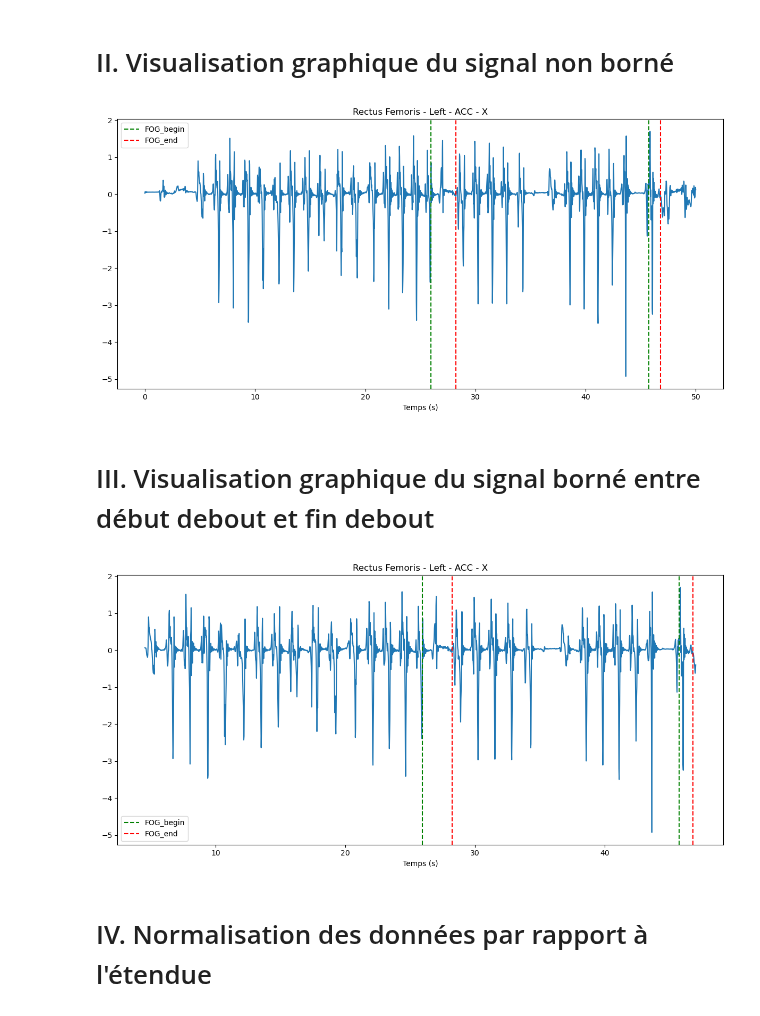
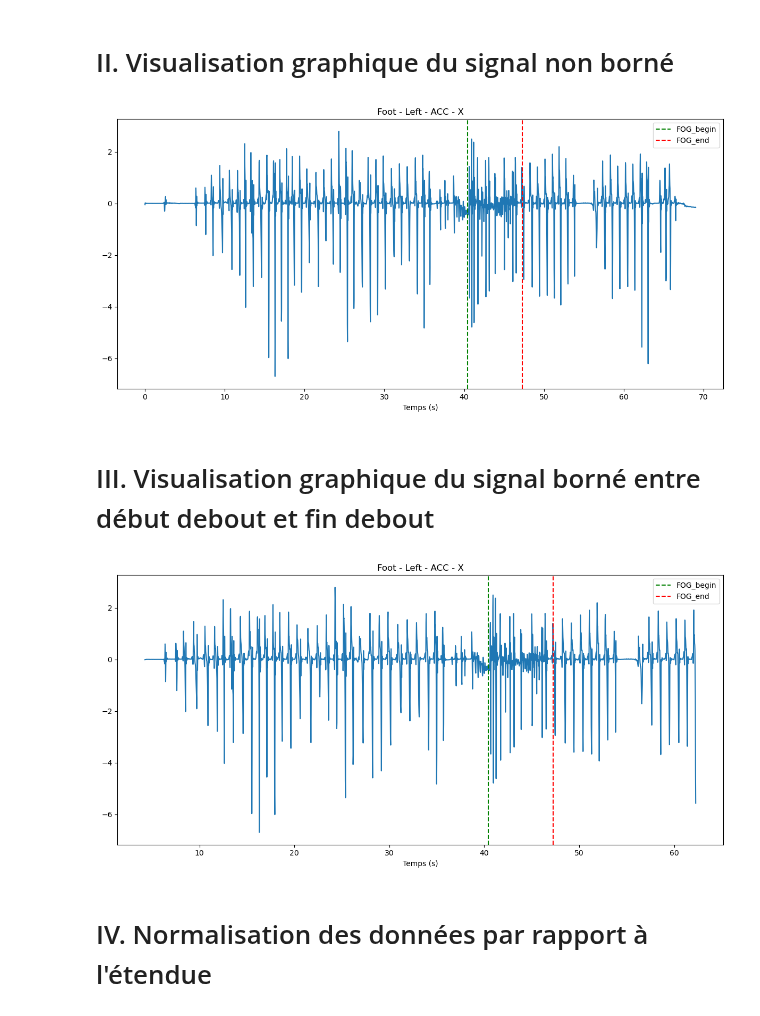
Before and after one commit to Anthoplc/Detect-FOG, a Jupyter notebook: code/Test.ipynb, the cells around one changed output. Saved outputs shown, nothing was run; the diff lists cells and outputs as text; code cells hidden in the pictures.

```diff
--- a/code/Test.ipynb
+++ b/code/Test.ipynb
@@ -30,0 +1,42 @@ Pourcentage total de FOG sur la totalité de l'enregistrement : 7.86%
+# %%
+import pandas as pd
+import matplotlib.pyplot as plt
+from main import PreProcessing, Statistics, ExtractionFeatures
+import numpy as np
+import json
+from scipy.stats import mode, median_abs_deviation, iqr, trim_mean, entropy as ent, skew, kurtosis
+from scipy.signal import welch, correlate, stft
+from statsmodels.tsa.ar_model import AutoReg
+from sklearn.metrics import mean_squared_error
+from sklearn.model_selection import TimeSeriesSplit
+from scipy.fft import fft, fftfreq
+import entropy as ent
+import os
+
+file_path = "C:/Users/antho/Documents/MEMOIRE_M2/c3d_audeline/A_P_1956-02-21_ON_DM_1.c3d"
+# Instancier l'objet DetectFog
+detector = PreProcessing(file_path)
+# plt.plot(detector.c3d['data']['analogs'][0][0,:])
+detector.creation_json_grace_c3d()
+# detector.plot_data_FOG("Foot", "Left", "ACC", "X")
+
+detector.extract_data_interval()
+# detector.plot_data_FOG_start_end("Foot", "Left", "ACC", "X")
+
+# detector.plot_data_FOG_start_end("Rectus Femoris", "Left", "ACC", "X")
+detector.normalize_data()
+detector.decoupage_en_fenetres()
+detector.label_fenetre()
+detector.association_label_fenetre_data()
+data = detector.concat_label_fenetre_data()
+# detector.plot_data_FOG_start_end_final("Rectus Femoris", "Left", "ACC", "norme",10) # trouver une solution pour le temps
+# detector.plot_data_FOG_start_end_final("Foot", "Left", "ACC", "norme",10) # trouver une solution pour le temps
+
+# Création de l'instance de Statistics et calcul des statistiques
+stats_processor = Statistics(file_path,data)
+statistiques_resultat = stats_processor.stats()
+
+
+extraction_features = ExtractionFeatures(data)
+extraction_features.enlever_derniere_ligne_et_colonne_label()
+data_features = extraction_features.dataframe_caracteristiques_final()
@@ -51,16 +53,16 @@ detector.creation_json_grace_c3d(patient_id, date_de_naissance, medicaments)#, o
 # %% [markdown]
 # II. Visualisation graphique du signal non borné
 # %%
-detector.plot_data_FOG("Rectus Femoris", "Left", "ACC", "X")
+detector.plot_data_FOG("Foot", "Left", "ACC", "X")
 # %% [output]
-[figure, old version]
+[figure, new version]
 # %% [markdown]
 # III. Visualisation graphique du signal borné entre début debout et fin debout
 # %%
 detector.extract_data_interval()
-detector.plot_data_FOG_start_end("Rectus Femoris", "Left", "ACC", "X")
+detector.plot_data_FOG_start_end("Foot", "Left", "ACC", "X")
 # %% [output]
-[figure, old version]
+[figure, new version]
 # %% [markdown]
 # IV. Normalisation des données par rapport à l'étendue
 # %%
```
Also changed, not shown: parts of 5 cells of this notebook.
